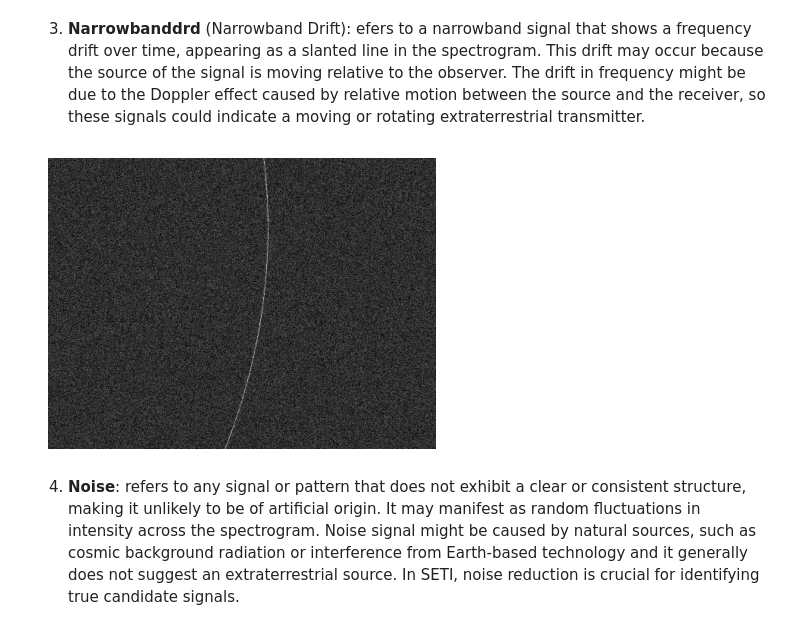
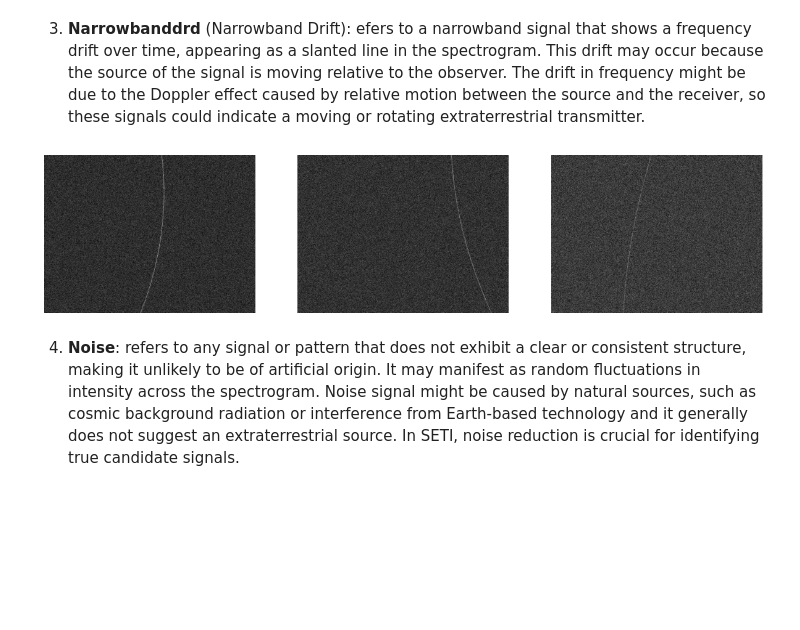
Before and after one commit to coralhayoun/workshop, a Jupyter notebook: workshop_notebook.ipynb, the cells around one changed output. Cells and saved outputs as stored; diff of their text form; code cells hidden in the pictures; blank space fills up the shorter version.

```diff
--- a/workshop_notebook.ipynb
+++ b/workshop_notebook.ipynb
@@ -406,8 +420,14 @@ display_grayscale_image(get_image_path(CFG.train_folder_path, 'narrowband', '165
 # %% [markdown]
 3. **Narrowbanddrd** (Narrowband Drift): efers to a narrowband signal that shows a frequency drift over time, appearing as a slanted line in the spectrogram. This drift may occur because the source of the signal is moving relative to the observer. The drift in frequency might be due to the Doppler effect caused by relative motion between the source and the receiver, so these signals could indicate a moving or rotating extraterrestrial transmitter.
-# %%
-display_grayscale_image(get_image_path(CFG.train_folder_path, 'narrowbanddrd', '118_narrowbanddrd'))
-# %% [output]
-[figure, removed]
+# %%
+paths = [
+    get_image_path(CFG.train_folder_path, 'narrowbanddrd', '118_narrowbanddrd'),
+    get_image_path(CFG.train_folder_path, 'narrowbanddrd', '46_narrowbanddrd'),
+    get_image_path(CFG.train_folder_path, 'narrowbanddrd', '202_narrowbanddrd')
+]
+
+display_grayscale_image(paths)
+# %% [output]
+[figure, added]
 # %% [markdown]
 4. **Noise**: refers to any signal or pattern that does not exhibit a clear or consistent structure, making it unlikely to be of artificial origin. It may manifest as random fluctuations in intensity across the spectrogram. Noise signal might be caused by natural sources, such as cosmic background radiation or interference from Earth-based technology and it generally does not suggest an extraterrestrial source. In SETI, noise reduction is crucial for identifying true candidate signals.
```
Also changed, not shown: parts of 15 cells of this notebook.
